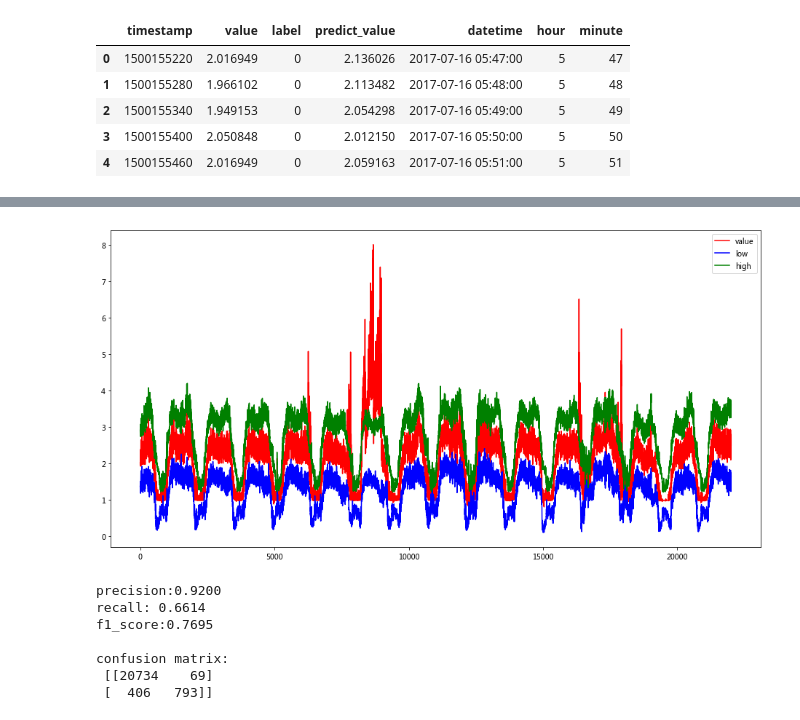
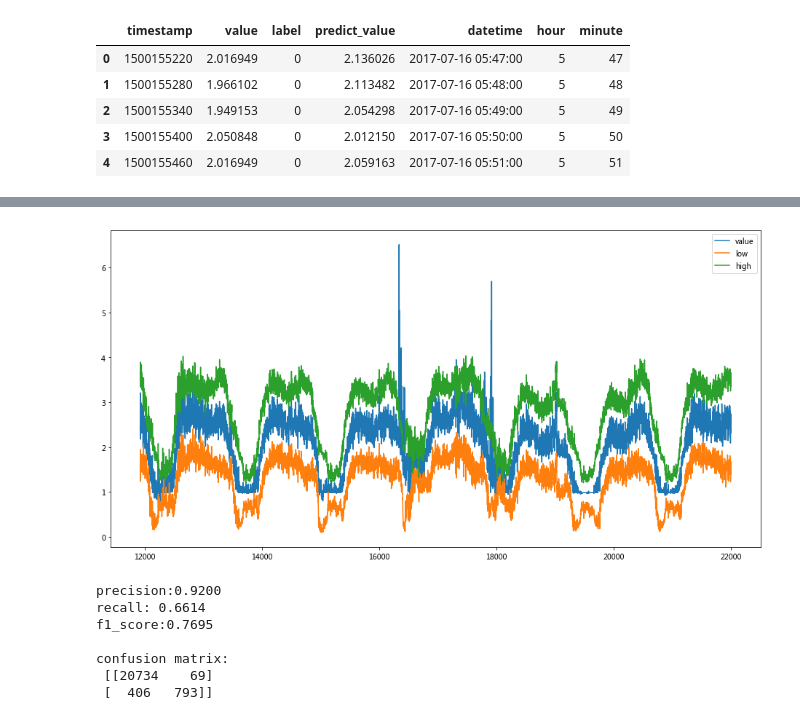
Before and after one commit to zhiyedan/kg234-essay-awifi, a Jupyter notebook: essay/pys/anomal_detect.ipynb, the cells around one changed output, grey strips where cells are left out. Saved outputs shown, nothing was run; the diff lists cells and outputs as text; code cells hidden in the pictures.

```diff
--- a/essay/pys/anomal_detect.ipynb
+++ b/essay/pys/anomal_detect.ipynb
@@ -55,12 +46,12 @@ new_df[(new_df.label==1) ^ (new_df.predict_label==1)][['label','predict_label','
 # %%
 plt.figure(figsize=(16,8))
-new_df['value'].plot(color='red', label = 'value')
-new_df['low_border'].plot(color='blue',label='low')
-new_df['high_border'].plot(color='green',label = 'high')
+new_df['value'][-7*24*60:].plot( label = 'value')
+new_df['low_border'][-7*24*60:].plot(label='low')
+new_df['high_border'][-7*24*60:].plot(label = 'high')
 plt.legend(loc='best')
 plt.show()
 # %% [output]
-[figure, old version]
+[figure, new version]
 # %%
 def metric(real_label, predict_label):
     precision = metrics.precision_score(real_label,predict_label)
```
Also changed, not shown: parts of 6 cells of this notebook, 24 other files.
